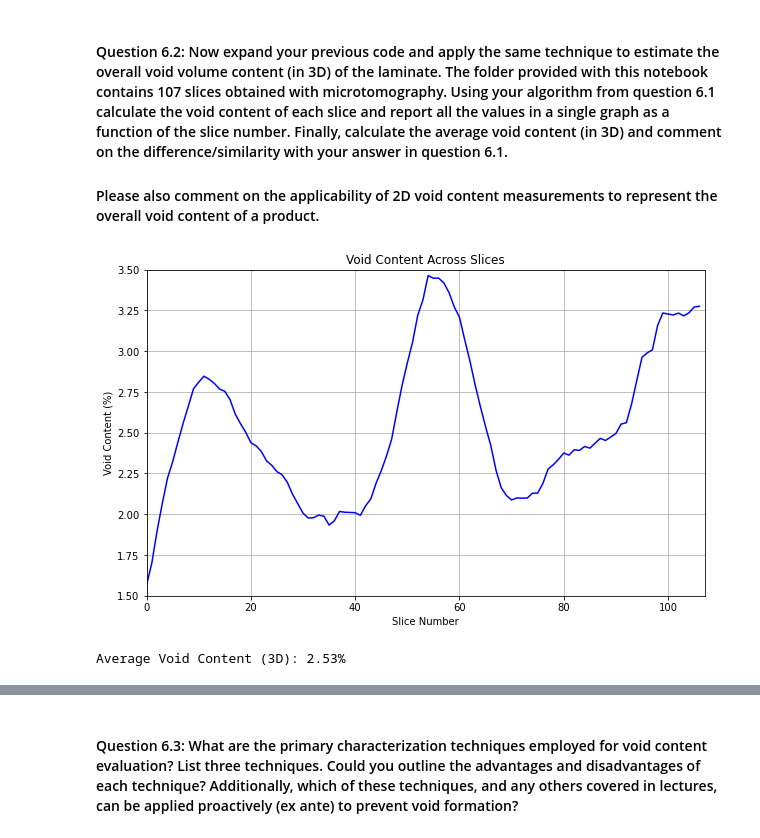
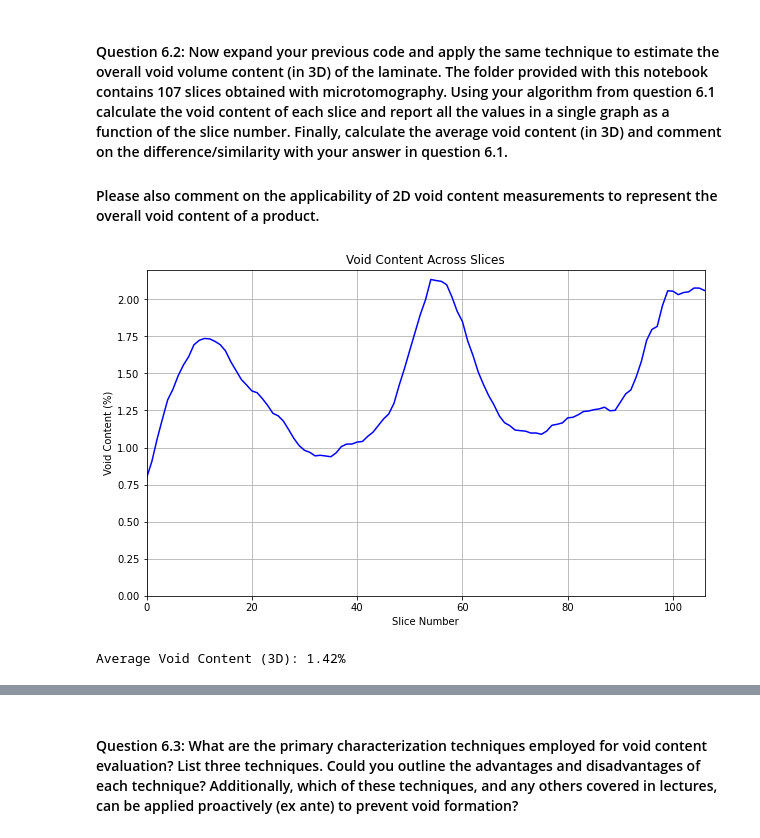
Before and after one commit to arthurstreebgreebling/PCM, a Jupyter notebook: A4 Manufacturing Defects/Notebook Defects.ipynb, the cells around one changed output, grey strips where cells are left out. Drawn from its saved outputs; the diff is of its cells as text; code cells hidden in the pictures.

```diff
--- a/A4 Manufacturing Defects/Notebook Defects.ipynb
+++ b/A4 Manufacturing Defects/Notebook Defects.ipynb
@@ -209,6 +241,6 @@ Figure 8
 # %%
 def calculate_void_content(slice0130):
-    _, thresholded = cv2.threshold(slice0130, 100, 255, cv2.THRESH_BINARY)
+    _, thresholded = cv2.threshold(slice0130, 90, 255, cv2.THRESH_BINARY)
     void_pixel_count = np.count_nonzero(thresholded == 0)
     total_pixel = slice0130.size
     void_content_percentage = (void_pixel_count / total_pixel) * 100
@@ -251,20 +291,18 @@ def plot_void_contents(void_contents):
     plt.title('Void Content Across Slices')
     plt.xlabel('Slice Number')
     plt.ylabel('Void Content (%)')
-    plt.xlim(0, 107)
-    plt.ylim(1.5, 3.5)
+    plt.xlim(0, 106)
+    plt.ylim(0, 2.2)
     plt.grid(True)
     plt.show()
 # %%
-def main():
-    folder_path = os.path.join(os.getcwd(), "Slices")
-    void_contents = process_folder(folder_path)
-    plot_void_contents(void_contents)
-    average_void_content = np.mean(void_contents)
-    print(f"Average Void Content (3D): {average_void_content:.2f}%")
-
-if __name__ == "__main__":
-    main()
+folder_path = os.path.join(os.getcwd(), "Slices")
+void_contents = process_folder(folder_path)
+plot_void_contents(void_contents)
+average_void_content = np.mean(void_contents)
 # %% [output]
-[figure, old version]
+[figure, new version]
-Average Void Content (3D): 2.53%
+# %%
+print(f"Average Void Content (3D): {average_void_content:.2f}%")
+# %% [output]
+Average Void Content (3D): 1.42%
```
Also changed, not shown: parts of 25 cells of this notebook.
